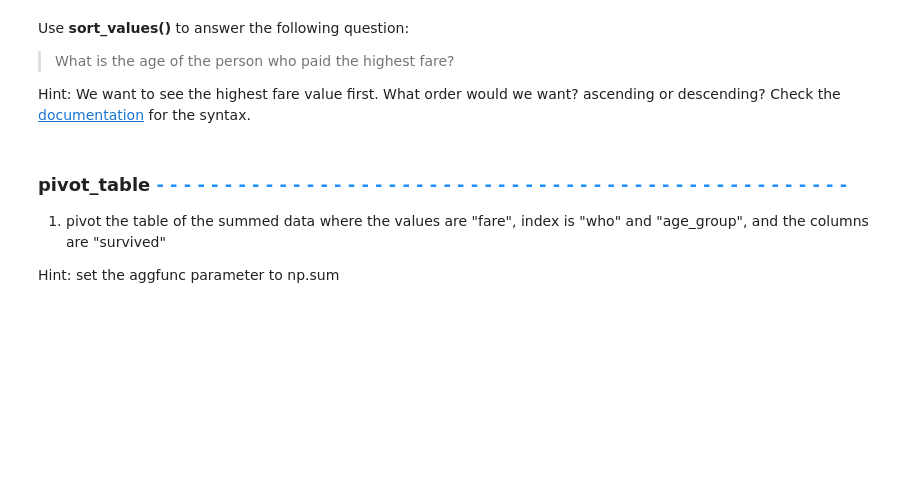
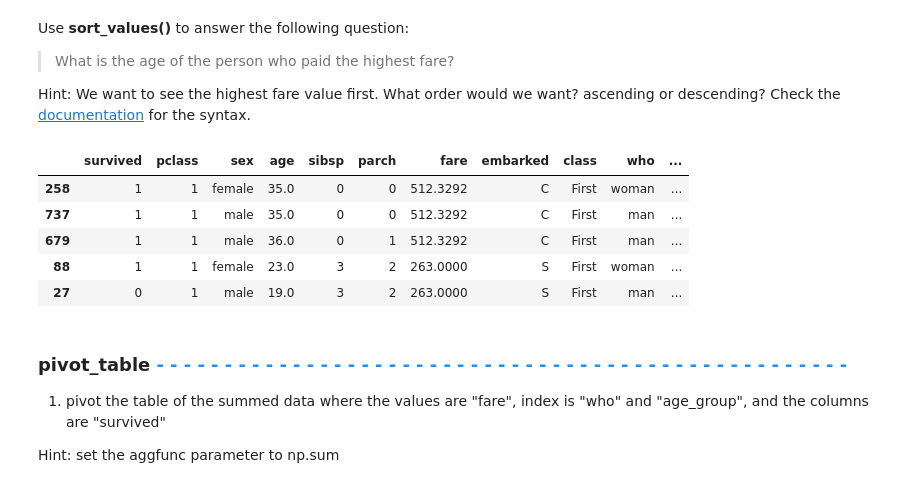
Before and after one commit to chelseadamnit/DataManipulation, a Jupyter notebook: DataManipulationWorkbook.ipynb, the cells around one changed output. Drawn from its saved outputs; the diff is of its cells as text; code cells hidden in the pictures; blank space fills up the shorter version.

```diff
--- a/DataManipulationWorkbook.ipynb
+++ b/DataManipulationWorkbook.ipynb
@@ -346,5 +349,6 @@ In the box below:
 1. Create a new column by manipulating the values of different column.  Specifically, create a new column, "fare_2021" that allows us to compare the cost of fare in pounds back in 1912 to 2021.  [This website](https://www.in2013dollars.com/uk/inflation/1912) can help you find the 2021 fare amount.
 # %%
 # Code your new "fare_2021" column here:
-
+data['fare_2021']= data['fare']*146.14
 # Run the head of your table to see your new column:
+data.head()
@@ -371,2 +426,26 @@ Sometimes you might want to create a new column based on combining multiple colu
 # %%
 # Code the new "age_group" column function here:
+
+
+# now to group the ages by 10 and stopping the groups according to highest age.
+def age_groups(series):
+    if series < 20:
+        return "0-19 yrs"
+    elif 20 <= series < 30:
+        return "20-29 yrs"
+    elif 30 <= series < 40:
+        return "30-39 yrs"
+    elif 40 <= series < 50:
+        return "40-49 yrs"
+    elif 50 <= series < 60:
+        return "50-59 yrs"
+    elif 60 <= series < 70:
+        return "60-69 yrs"
+    elif 70 <= series < 80:
+        return "70-79 yrs"
+    elif 80 <= series < 90:
+        return "80-89 yrs"
+
+data['age_group'] = data['age'].apply(age_groups)
+
+data['age_group'].value_counts(sort=False)
@@ -394,9 +483,22 @@ Use **sort_values()** to answer the following question:
 Hint: We want to see the highest fare value first. What order would we want? ascending or descending?  Check the [documentation](https://pandas.pydata.org/docs/reference/api/pandas.DataFrame.sort_values.html?highlight=sort_values#pandas.DataFrame.sort_values) for the syntax.
 # %%
 # Code your sort_values here:
+# SYNTAX
+#DataFrame.sort_values(by, *, axis=0, ascending=True, inplace=False, kind='quicksort', na_position='last', ignore_index=False, key=None)
+fare_sorted=data.sort_values(by='fare', ascending= False)
+
+# Run your table here:
+fare_sorted.head()
 
 
-# Run your table here:
+#HIGHEST FARE WAS PAID WAS 512.3292 - PAID BY 3 PASSENGERS/ ALL ARE AGE GROUP 30-39 ( individual ages= 35,35, and 36)
+# %% [output]
+|  | survived | pclass | sex | age | sibsp | parch | fare | embarked | class | who | ... |
+| 258 | 1 | 1 | female | 35.0 | 0 | 0 | 512.3292 | C | First | woman | ... |
+| 737 | 1 | 1 | male | 35.0 | 0 | 0 | 512.3292 | C | First | man | ... |
+| 679 | 1 | 1 | male | 36.0 | 0 | 1 | 512.3292 | C | First | man | ... |
+| 88 | 1 | 1 | female | 23.0 | 3 | 2 | 263.0000 | S | First | woman | ... |
+| 27 | 0 | 1 | male | 19.0 | 3 | 2 | 263.0000 | S | First | man | ... |
 # %% [markdown]
 ### pivot_table <span style="color:dodgerblue;"> - - - - - - - - - - - - - - - - - - - - - - - - - - - - - - - - - - - - - - - - - - - - - - - - - - - </span>
 1. pivot the table of the summed data where the values are "fare", index is "who" and "age_group", and the columns are "survived"
```
Also changed, not shown: parts of 13 cells of this notebook.
